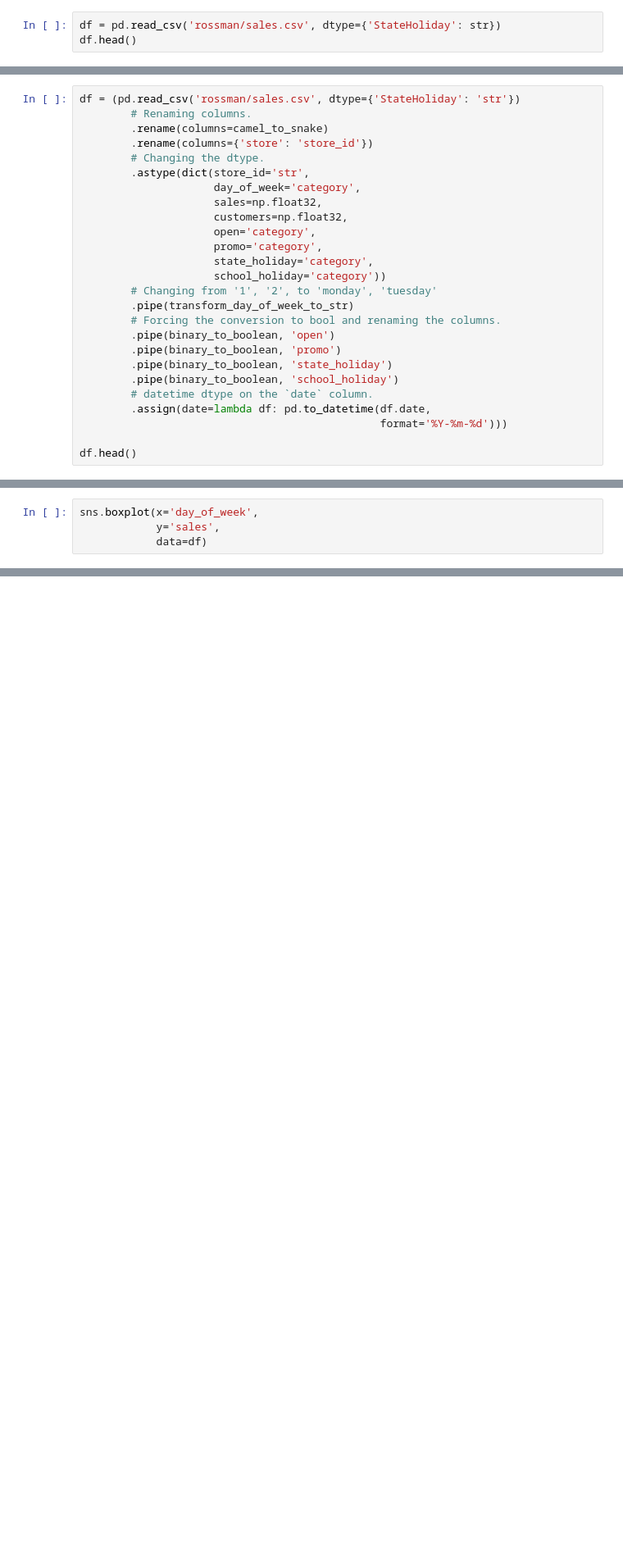
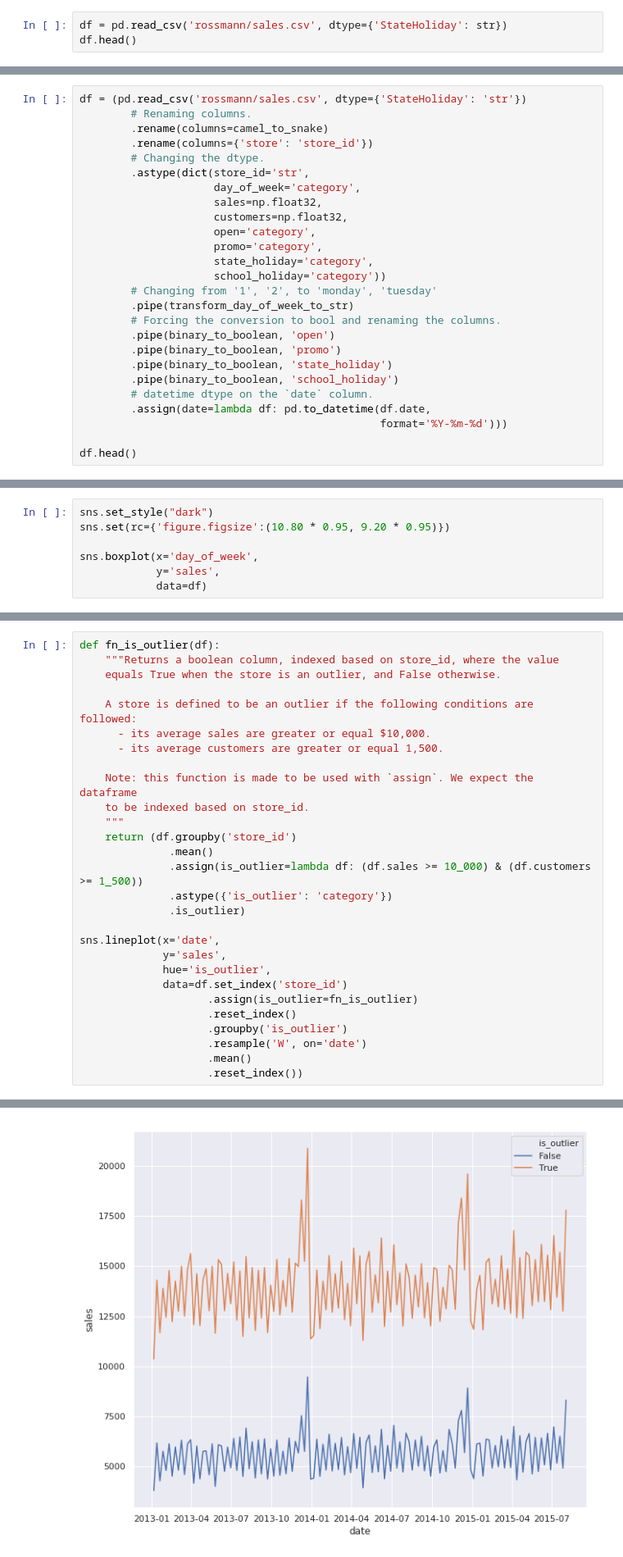
Before and after one commit to RomainSabathe/pandas-introduction, a Jupyter notebook: notebook.ipynb, the cells around one changed output, grey strips where cells are left out. Shown at 82% size. Drawn from its saved outputs; the diff is of its cells as text; blank space fills up the shorter version.

Commit message:
Adding more graphs, fixing a few things.

```diff
--- a/notebook.ipynb
+++ b/notebook.ipynb
@@ -24,7 +24,7 @@ We will work with the [Rossmann Store Dataset](https://www.kaggle.com/c/rossmann
 Let's start using Pandas by loading the data (stored as a CSV) into a *DataFrame*. The DataFrame is the main object you will be dealing with when working with Pandas. It is pretty much a table, with rows and columns to index the data. Let's have a look.
 For now, please ignore the *dtype* argument in the `read_csv` function. Also note that the `head` argument returns the first few rows of the DataFrame.
 # %%
-df = pd.read_csv('rossman/sales.csv', dtype={'StateHoliday': str})
+df = pd.read_csv('rossmann/sales.csv', dtype={'StateHoliday': str})
 df.head()
 # %% [output]
 |  | Store | DayOfWeek | Date | Sales | Customers | Open | Promo | StateHoliday | SchoolHoliday |
@@ -541,7 +541,7 @@ This formulation can be used in queries as well. Let's say that we want the Wedn
 
 Beautiful! We have seen how rename and cast columns; how to create new columns or modify old ones by using an external function on the values of the columns. We also have had a glimpse of the power of timeseries with Pandas. Let's wrap this section up by providing a final pipeline: from start to finish.
 # %%
-df = (pd.read_csv('rossman/sales.csv', dtype={'StateHoliday': 'str'})
+df = (pd.read_csv('rossmann/sales.csv', dtype={'StateHoliday': 'str'})
         # Renaming columns.
         .rename(columns=camel_to_snake)
         .rename(columns={'store': 'store_id'})
@@ -583,6 +583,9 @@ Making meaningful, insightful and easy-to-read graphs is a job by itself and I h
 
 First of all, is there a day of the week where most of sales occur? Or conversely, is there a day where sales occur less often?
 # %%
+sns.set_style("dark")
+sns.set(rc={'figure.figsize':(10.80 * 0.95, 9.20 * 0.95)})
+
 sns.boxplot(x='day_of_week',
             y='sales',
             data=df)
@@ -708,0 +714,29 @@ Based on only 2 stores, it looks like both of our hypothese apply: it's a mixtur
+# %%
+def fn_is_outlier(df):
+    """Returns a boolean column, indexed based on store_id, where the value
+    equals True when the store is an outlier, and False otherwise.
+
+    A store is defined to be an outlier if the following conditions are followed:
+      - its average sales are greater or equal $10,000.
+      - its average customers are greater or equal 1,500.
+
+    Note: this function is made to be used with `assign`. We expect the dataframe
+    to be indexed based on store_id.
+    """
+    return (df.groupby('store_id')
+              .mean()
+              .assign(is_outlier=lambda df: (df.sales >= 10_000) & (df.customers >= 1_500))
+              .astype({'is_outlier': 'category'})
+              .is_outlier)
+
+sns.lineplot(x='date',
+             y='sales',
+             hue='is_outlier',
+             data=df.set_index('store_id')
+                    .assign(is_outlier=fn_is_outlier)
+                    .reset_index()
+                    .groupby('is_outlier')
+                    .resample('W', on='date')
+                    .mean()
+                    .reset_index())
+# %% [output]
@@ -708,0 +744 @@ Based on only 2 stores, it looks like both of our hypothese apply: it's a mixtur
+[figure, added]
```
Also changed, not shown: parts of 15 cells of this notebook.
